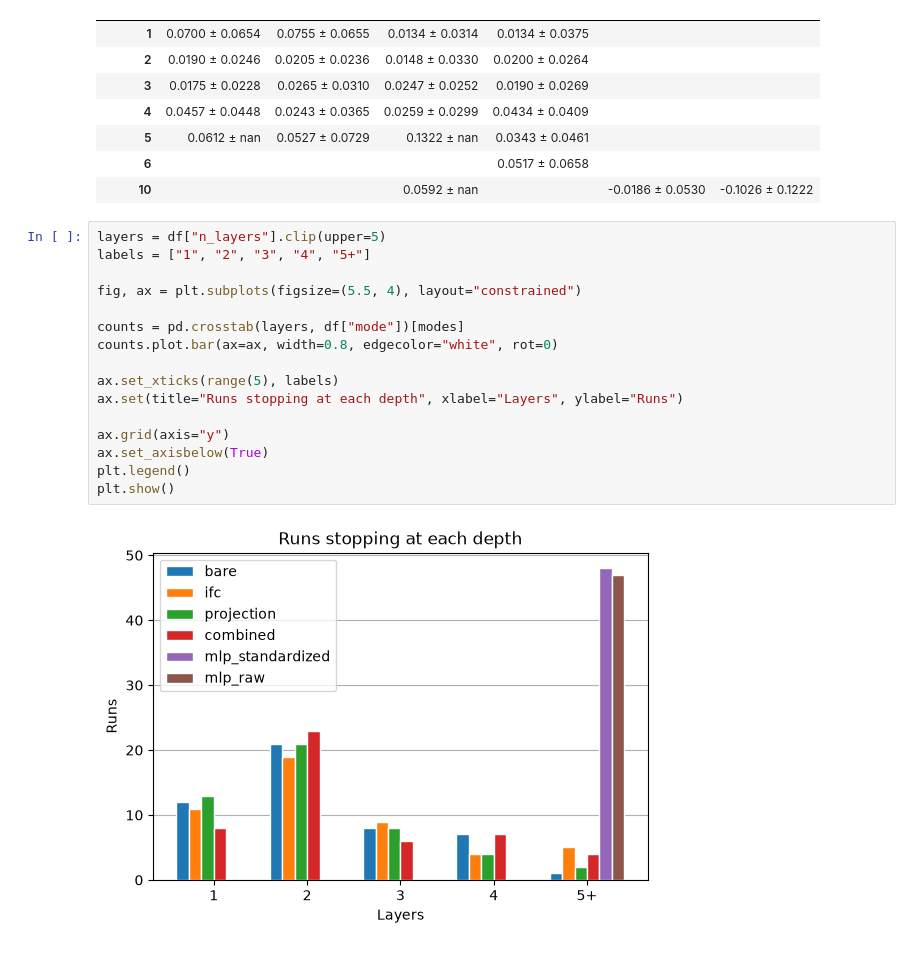
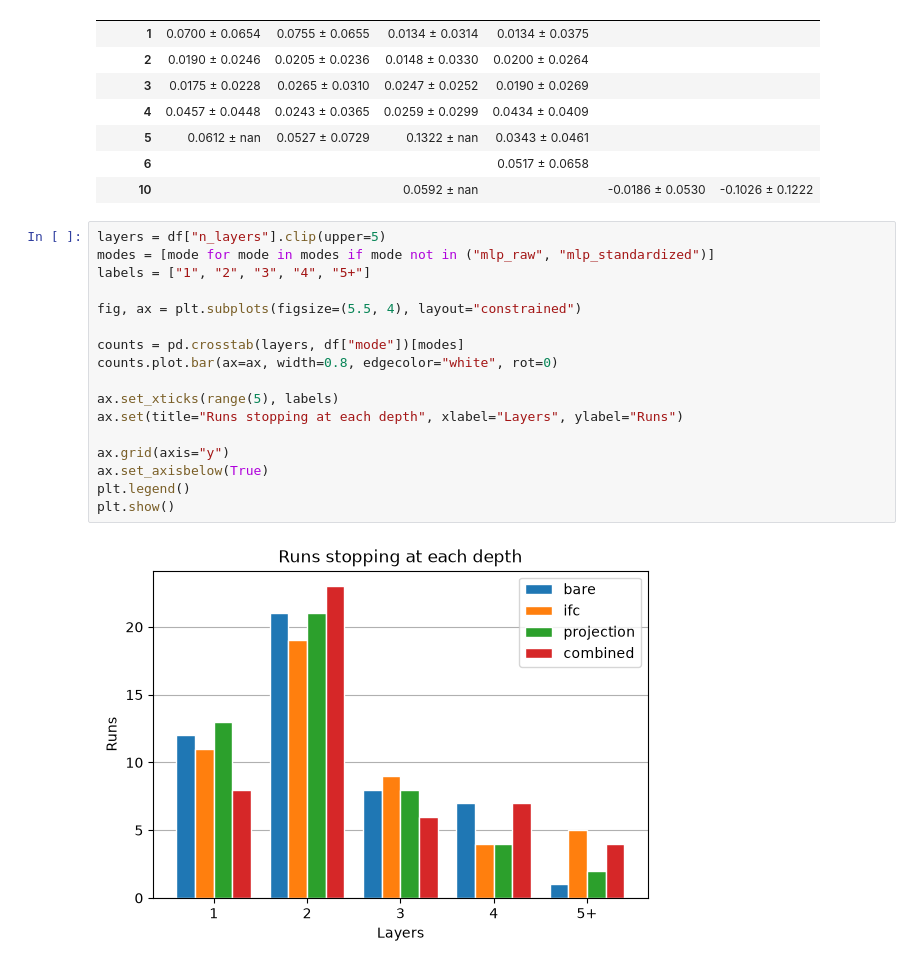
Before and after one commit to pitygiusz/Beyond-Deep-Forest, a Jupyter notebook: analysis/aggregate.ipynb, the cells around one changed output. Cells and saved outputs as stored; diff of their text form.

```diff
--- a/analysis/aggregate.ipynb
+++ b/analysis/aggregate.ipynb
@@ -124,19 +124,20 @@ mean_std("relative", "n_layers", digits=4)
 | 10 |  |  | 0.0592 ± nan |  | -0.0186 ± 0.0530 | -0.1026 ± 0.1222 |
 # %%
 layers = df["n_layers"].clip(upper=5)
+modes = [mode for mode in modes if mode not in ("mlp_raw", "mlp_standardized")]
 labels = ["1", "2", "3", "4", "5+"]
 
 fig, ax = plt.subplots(figsize=(5.5, 4), layout="constrained")
 
 counts = pd.crosstab(layers, df["mode"])[modes]
 counts.plot.bar(ax=ax, width=0.8, edgecolor="white", rot=0)
 
 ax.set_xticks(range(5), labels)
 ax.set(title="Runs stopping at each depth", xlabel="Layers", ylabel="Runs")
 
 ax.grid(axis="y")
 ax.set_axisbelow(True)
 plt.legend()
 plt.show()
 # %% [output]
-[figure, old version]
+[figure, new version]
```
